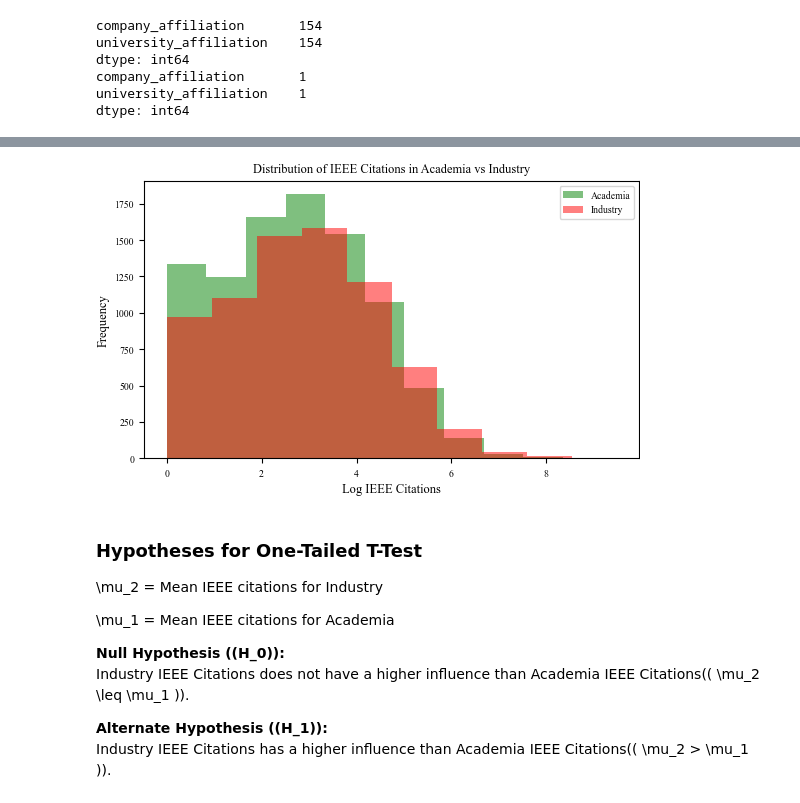
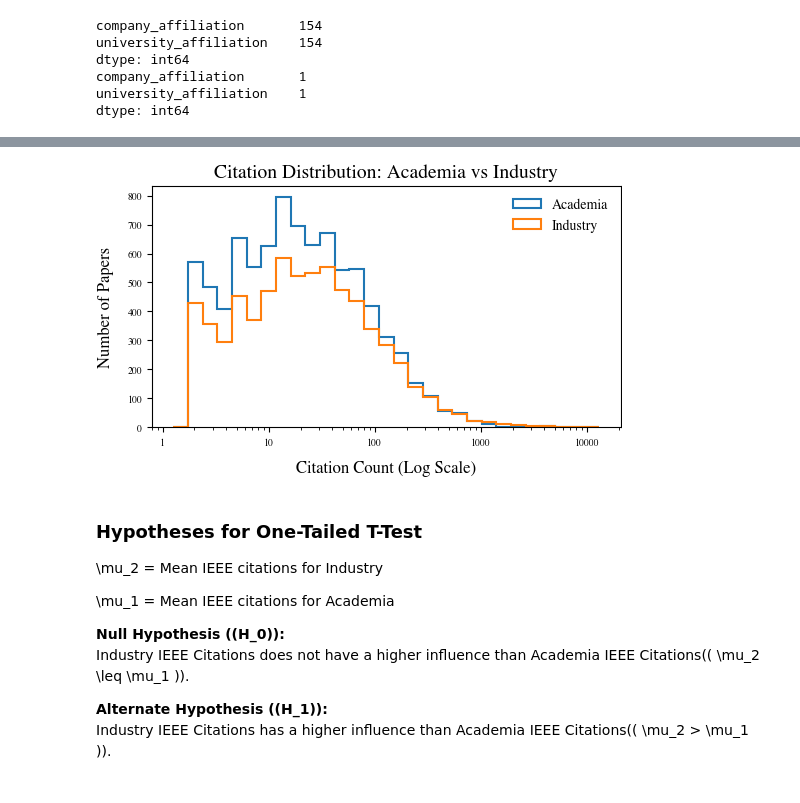
Before and after one commit to mervekocabas/Data_Literacy, a Jupyter notebook: notebooks/statistical_testing.ipynb, the cells around one changed output, grey strips where cells are left out. Saved outputs shown, nothing was run; the diff lists cells and outputs as text; code cells hidden in the pictures.

Commit message:
Update graph

```diff
--- a/notebooks/statistical_testing.ipynb
+++ b/notebooks/statistical_testing.ipynb
@@ -76,19 +114,33 @@ print(len(industry_citations))  # Number of samples in industry group
-# %%
-bundles.neurips2023(usetex=True)
-plt.rcParams.update(bundles.neurips2023(usetex=False))
-
-
-plt.hist(np.log(academia_citations), alpha=0.5, label='Academia', color='green')
-plt.hist(np.log(industry_citations), alpha=0.5, label='Industry', color='red')
-# plt.hist(np.log(both_citations), bins=25, alpha=0.5, label='Both', color='orange')
-
-plt.legend(loc='best')
-plt.xlabel('Log IEEE Citations')
-plt.ylabel('Frequency')
-plt.title('Distribution of IEEE Citations in Academia vs Industry')
-plt.show()
-# %% [output]
-[figure, removed]
+# %%
+# Define bins (logarithmic scale)
+bins = np.logspace(0.1, np.log10(max(max(academia_citations), max(industry_citations))), 30)
+
+# Plot step histograms for better clarity
+plt.hist(academia_citations, bins=bins, histtype="step", label="Academia", color="#1f77b4", linewidth=1.5)
+plt.hist(industry_citations, bins=bins, histtype="step", label="Industry", color="#ff7f0e", linewidth=1.5)
+
+# Log scale for the x-axis
+plt.xscale("log")
+
+# Simplify x-axis ticks
+ticks = [1, 10, 100, 1000, 10000]
+plt.xticks(ticks, labels=ticks)
+
+# Add axis labels and title
+plt.xlabel("Citation Count (Log Scale)", fontsize=12, labelpad=10)
+plt.ylabel("Number of Papers", fontsize=12, labelpad=10)
+plt.title("Citation Distribution: Academia vs Industry", fontsize=14)
+
+# Add legend
+plt.legend(loc="upper right", fontsize=10, frameon=False)
+
+# Adjust layout
+plt.tight_layout()
+
+# Show plot
+plt.show()
+# %% [output]
+[figure, added]
 # %% [markdown]
 ### Hypotheses for One-Tailed T-Test
 
```
Also changed, not shown: parts of 3 cells of this notebook.
